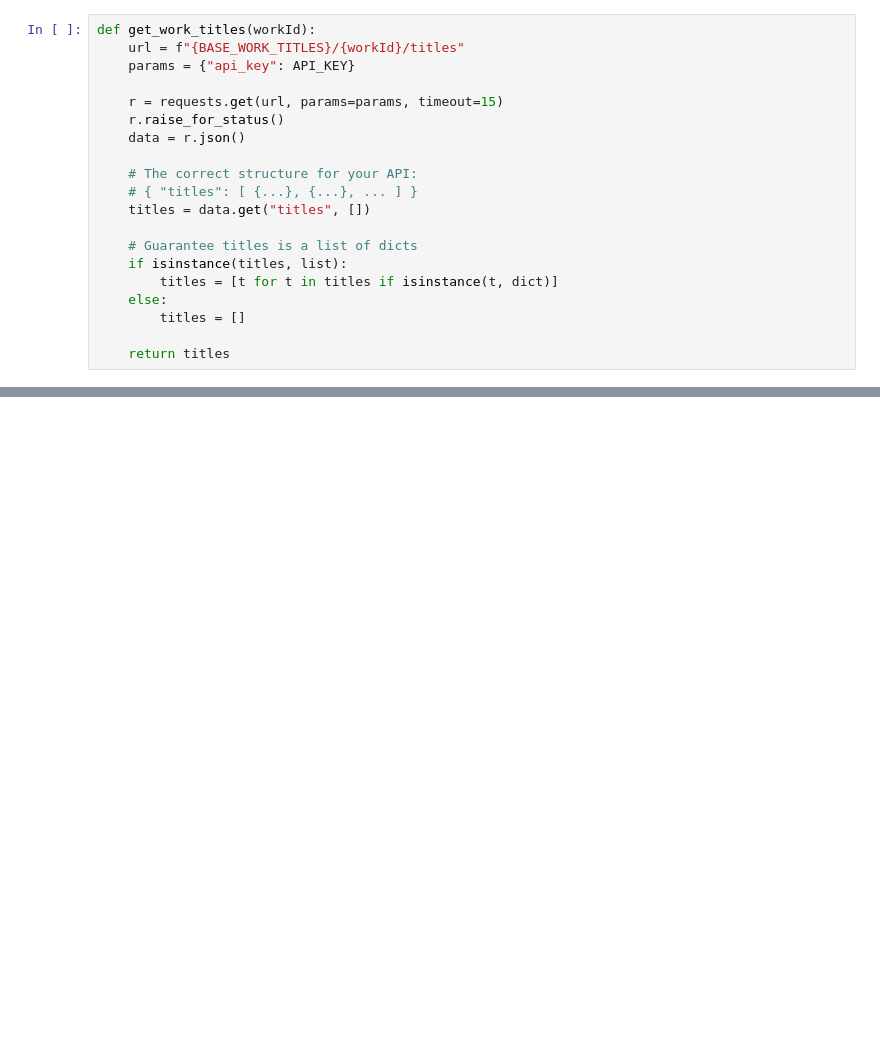
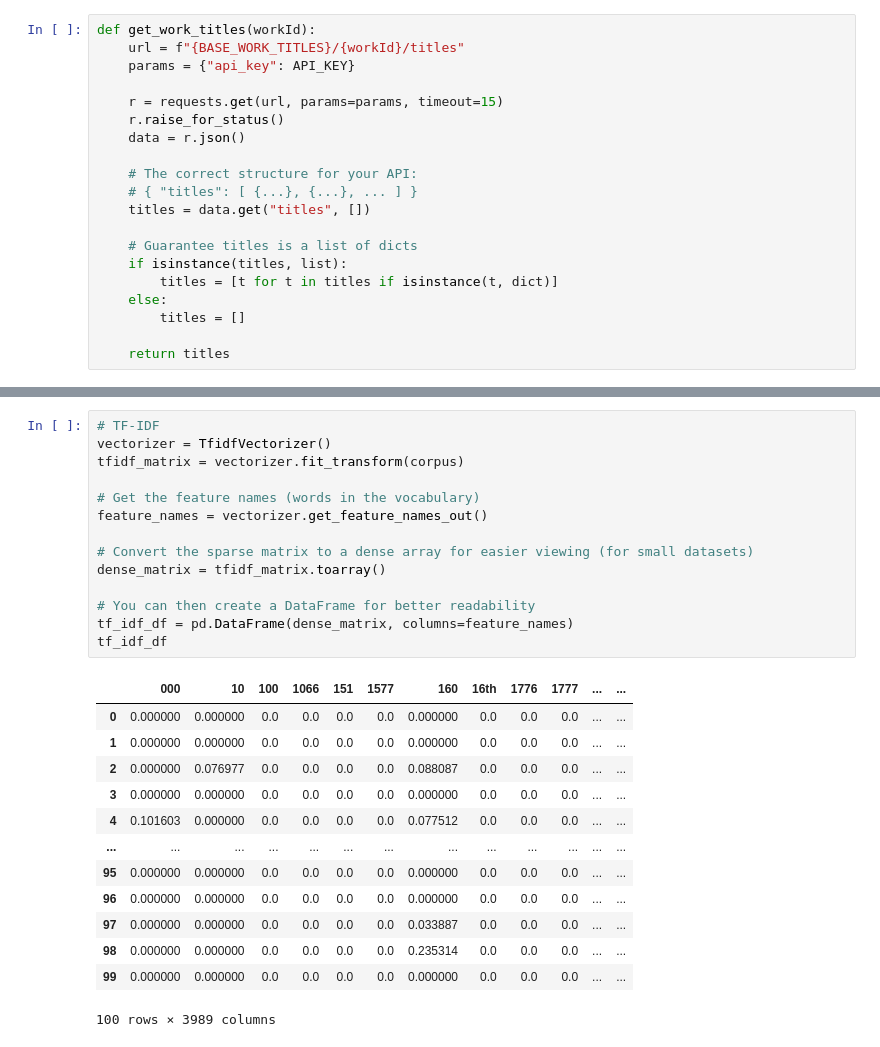
Before and after one commit to kibindy/DMW_Lab2, a Jupyter notebook: Scratch_Francis.ipynb, the cells around one changed output, grey strips where cells are left out. Cells and saved outputs as stored; diff of their text form; blank space fills up the shorter version.

```diff
--- a/Scratch_Francis.ipynb
+++ b/Scratch_Francis.ipynb
@@ -69,0 +202,28 @@ Type: <class 'list'>
+# %%
+# TF-IDF
+vectorizer = TfidfVectorizer()
+tfidf_matrix = vectorizer.fit_transform(corpus)
+
+# Get the feature names (words in the vocabulary)
+feature_names = vectorizer.get_feature_names_out()
+
+# Convert the sparse matrix to a dense array for easier viewing (for small datasets)
+dense_matrix = tfidf_matrix.toarray()
+
+# You can then create a DataFrame for better readability
+tf_idf_df = pd.DataFrame(dense_matrix, columns=feature_names)
+tf_idf_df
+# %% [output]
+|  | 000 | 10 | 100 | 1066 | 151 | 1577 | 160 | 16th | 1776 | 1777 | ... | ... |
+| 0 | 0.000000 | 0.000000 | 0.0 | 0.0 | 0.0 | 0.0 | 0.000000 | 0.0 | 0.0 | 0.0 | ... | ... |
+| 1 | 0.000000 | 0.000000 | 0.0 | 0.0 | 0.0 | 0.0 | 0.000000 | 0.0 | 0.0 | 0.0 | ... | ... |
+| 2 | 0.000000 | 0.076977 | 0.0 | 0.0 | 0.0 | 0.0 | 0.088087 | 0.0 | 0.0 | 0.0 | ... | ... |
+| 3 | 0.000000 | 0.000000 | 0.0 | 0.0 | 0.0 | 0.0 | 0.000000 | 0.0 | 0.0 | 0.0 | ... | ... |
+| 4 | 0.101603 | 0.000000 | 0.0 | 0.0 | 0.0 | 0.0 | 0.077512 | 0.0 | 0.0 | 0.0 | ... | ... |
+| ... | ... | ... | ... | ... | ... | ... | ... | ... | ... | ... | ... | ... |
+| 95 | 0.000000 | 0.000000 | 0.0 | 0.0 | 0.0 | 0.0 | 0.000000 | 0.0 | 0.0 | 0.0 | ... | ... |
+| 96 | 0.000000 | 0.000000 | 0.0 | 0.0 | 0.0 | 0.0 | 0.000000 | 0.0 | 0.0 | 0.0 | ... | ... |
+| 97 | 0.000000 | 0.000000 | 0.0 | 0.0 | 0.0 | 0.0 | 0.033887 | 0.0 | 0.0 | 0.0 | ... | ... |
+| 98 | 0.000000 | 0.000000 | 0.0 | 0.0 | 0.0 | 0.0 | 0.235314 | 0.0 | 0.0 | 0.0 | ... | ... |
+| 99 | 0.000000 | 0.000000 | 0.0 | 0.0 | 0.0 | 0.0 | 0.000000 | 0.0 | 0.0 | 0.0 | ... | ... |
+100 rows × 3989 columns
```
Also changed, not shown: parts of 16 cells of this notebook.
